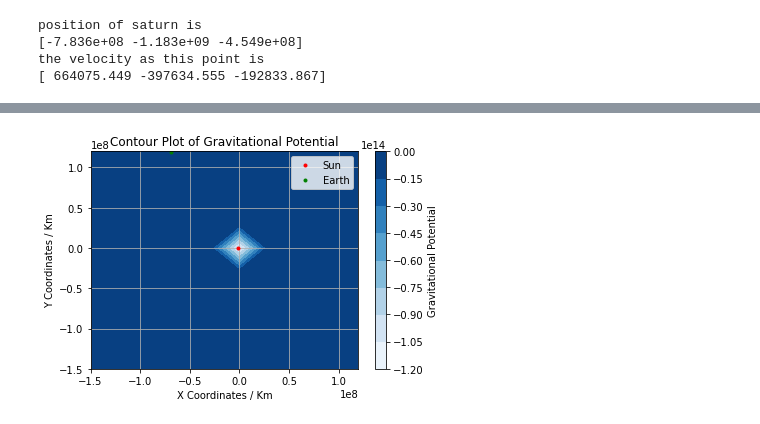
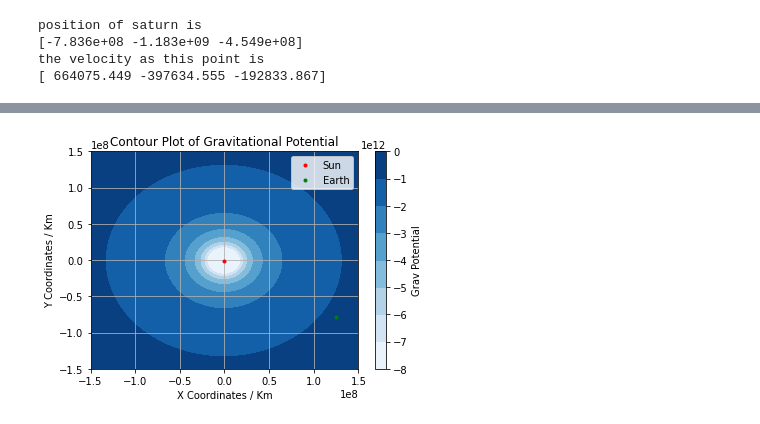
Before and after one commit to suannlim/msci_spaceclocks, a Jupyter notebook: ephemeris.ipynb, the cells around one changed output, grey strips where cells are left out. Saved outputs shown, nothing was run; the diff lists cells and outputs as text; code cells hidden in the pictures.

```diff
--- a/ephemeris.ipynb
+++ b/ephemeris.ipynb
@@ -88,7 +88,7 @@ from astropy.time import Time
 from astropy import units as u
 
 # time package allows you to convert normal date and time to julian date
-t = Time("2000-01-18 11:00")
+t = Time("2000-8-18 11:00")
 t_jd = t.jd # converts to julian date
 
 # find position of earth and sun at this time and converting to AU
@@ -174,15 +174,18 @@ plt.show()
 
 
 # creating the 2d array
-x_coord = np.arange(-1.5e8, 1.5e8, 3e7)
-y_coord = np.arange(-1.5e8, 1.5e8, 3e7)
+x_coord = np.linspace(-1.5e8, 1.5e8, 1000)
+y_coord = np.linspace(-1.5e8, 1.5e8, 1000)
+
 X,Y = np.meshgrid(x_coord, y_coord)
 
-
-def potential_array(X,Y, mass_array, two_positions):
+def potential_array(X,Y, mass_array, two_positions, type):
+    # the "type" distinguishes whether data is being used for plotting graph or for searching numerical values
 
     # function will iterate through each coordinate point and calculate the grav potential at that point
     potential = np.zeros((len(X),len(Y)))
+
+
 
     for i in range(len(X)):
         for j in range(len(Y)):
@@ -196,10 +199,33 @@ def potential_array(X,Y, mass_array, two_positions):
 
                 potential[i][j] += grav_potential(r, mass_array[x])
 
+            # Cap values as it will mess up contour plot height calculation functionality
+            if type == "graph":
+                if potential[i][j] < -8000000000000:
+                    potential[i][j] = -8000000000000
+            if type == "numerical":
+                continue
+
 
     return potential
 
 
-potential_values = potential_array(X,Y, mass_array, two_positions)
+graph_potential_values = potential_array(X,Y, mass_array, two_positions, "graph")
+potential_values = potential_array(X,Y, mass_array, two_positions, "numerical")
+
 print(potential_values)
+print(len(potential_values))
+
+
+
+#logscale_potential = np.log(abs(potential_values))
+#print(potential_values)
+
+# 10 data points
+# -622753761314.2579
+# -5890232201142.565
+
+# 100 data points
+# -622753761314.2579
+# -111103565557535.06
 # %% [output]
@@ -223,17 +240,19 @@ print(potential_values)
 # %%
 # now we want to plot the potential values as an imshow graph
 
 plt.figure("gravitational potential figure")
-plt.contourf(X,Y,potential_values, cmap = 'Blues')
+plt.contourf(X,Y, graph_potential_values, cmap = "Blues")
 plt.plot(two_positions[0][0], two_positions[1][0], ".", c = "red", label = "Sun")
 plt.plot(two_positions[0][1], two_positions[1][1], ".", c = "green", label = "Earth")
 plt.xlabel('X Coordinates / Km')
 plt.ylabel('Y Coordinates / Km')
 plt.title("Contour Plot of Gravitational Potential")
 cbar = plt.colorbar()
-cbar.ax.set_ylabel('Gravitational Potential')
+cbar.ax.set_ylabel('Grav Potential')
+#plt.xlim([-1.5e8, 1.5e8])
+#plt.ylim([-1.5e8, 1.5e8])
 plt.grid()
 plt.legend()
 plt.show()
 # %% [output]
-[figure, old version]
+[figure, new version]
```
Also changed, not shown: parts of 7 cells of this notebook.
